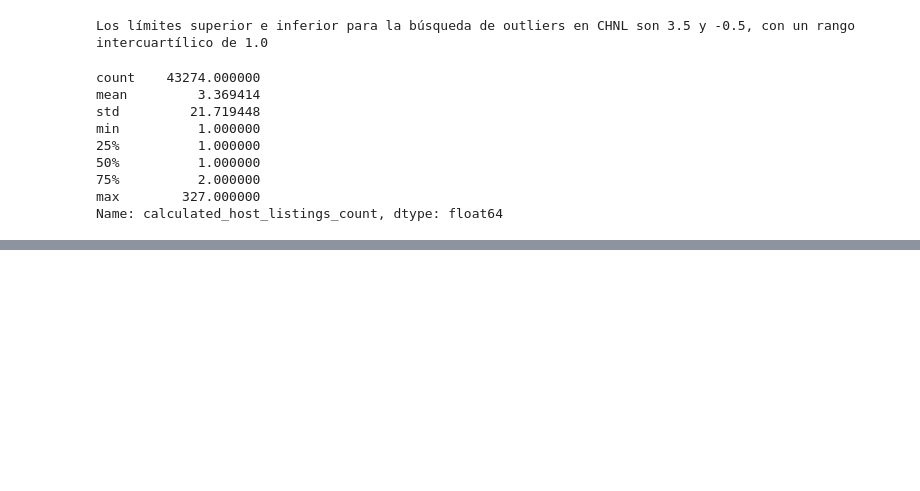
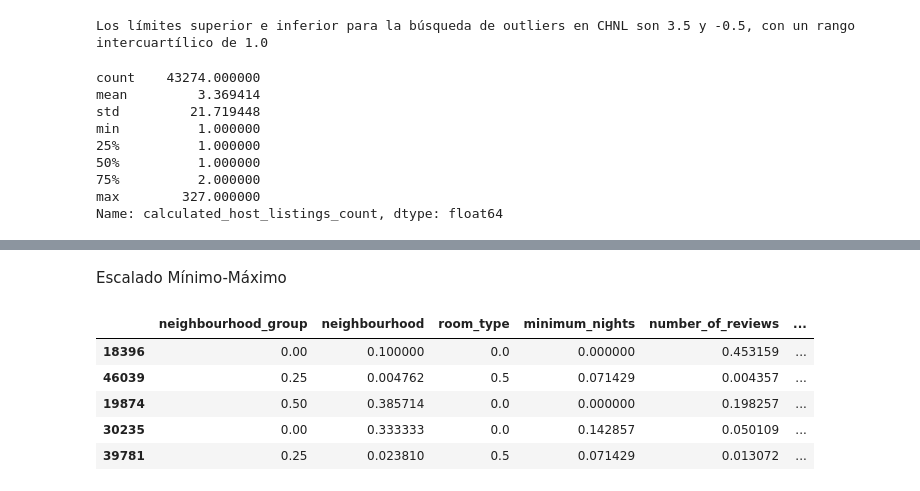
Before and after one commit to VonHyde/machine-learning-python-template, a Jupyter notebook: src/explore.ipynb, the cells around one changed output, grey strips where cells are left out. Drawn from its saved outputs; the diff is of its cells as text; code cells hidden in the pictures; blank space fills up the shorter version.

```diff
--- a/src/explore.ipynb
+++ b/src/explore.ipynb
@@ -332,0 +389,22 @@ total_data = total_data[total_data["calculated_host_listings_count"] > 4]
+# %% [markdown]
+Escalado Mínimo-Máximo
+# %%
+from sklearn.preprocessing import MinMaxScaler
+
+scaler = MinMaxScaler()
+scaler.fit(X_train)
+
+X_train_scal = scaler.transform(X_train)
+X_train_scal = pd.DataFrame(X_train_scal, index = X_train.index, columns = num_variables)
+
+X_test_scal = scaler.transform(X_test)
+X_test_scal = pd.DataFrame(X_test_scal, index = X_test.index, columns = num_variables)
+
+X_train_scal.head()
+# %% [output]
+|  | neighbourhood_group | neighbourhood | room_type | minimum_nights | number_of_reviews | ... |
+| 18396 | 0.00 | 0.100000 | 0.0 | 0.000000 | 0.453159 | ... |
+| 46039 | 0.25 | 0.004762 | 0.5 | 0.071429 | 0.004357 | ... |
+| 19874 | 0.50 | 0.385714 | 0.0 | 0.000000 | 0.198257 | ... |
+| 30235 | 0.00 | 0.333333 | 0.0 | 0.142857 | 0.050109 | ... |
+| 39781 | 0.25 | 0.023810 | 0.5 | 0.071429 | 0.013072 | ... |
```
Also changed, not shown: parts of 13 cells of this notebook, 2 other files.
